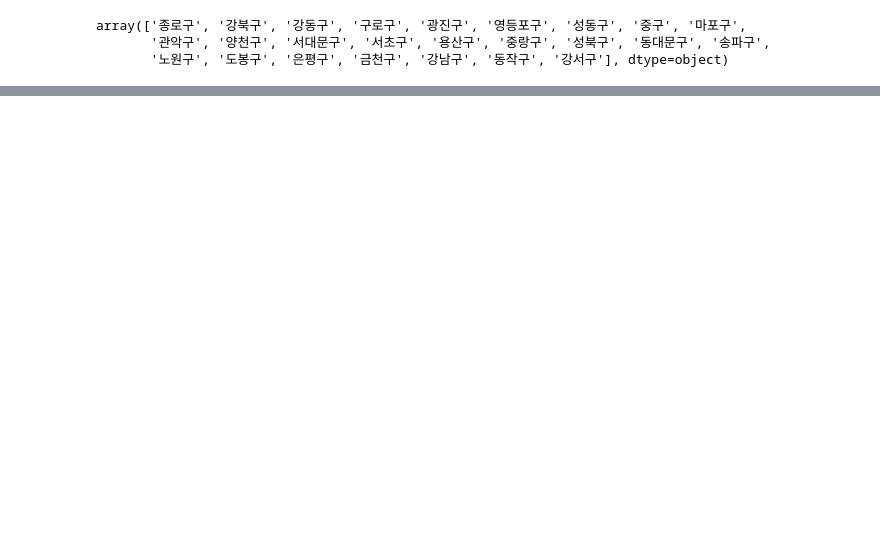
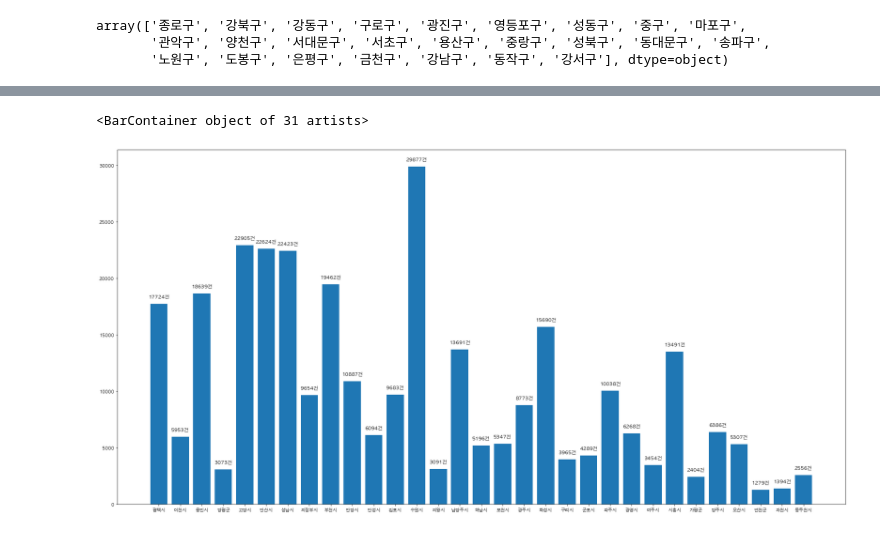
Before and after one commit to jwchoi179/SSU_BDPL_Data_Analysis, a Jupyter notebook: Data_Analysis.ipynb, the cells around one changed output, grey strips where cells are left out. Saved outputs shown, nothing was run; the diff lists cells and outputs as text; code cells hidden in the pictures; blank space fills up the shorter version.

```diff
--- a/Data_Analysis.ipynb
+++ b/Data_Analysis.ipynb
@@ -172,0 +136,3 @@ seoul_dong[1]
+# %%
+kyungi_detail = kyungi.발생지_시군구.unique()
+kyungi_detail
@@ -172,0 +144,7 @@ seoul_dong[1]
+# %%
+kyungi_cases = []
+
+for detail in kyungi_detail:
+    temp = len(kyungi[kyungi.발생지_시군구 == detail])
+    kyungi_cases.append(temp)
+    print("%s : %d건 " % (detail, temp))
@@ -172,0 +200,8 @@ seoul_dong[1]
+# %%
+plt.figure(figsize = (30, 15))
+for i, v in enumerate(kyungi_detail):
+    plt.text(v, kyungi_cases[i], str(kyungi_cases[i]) + "건\n", fontsize = 11, horizontalalignment='center')
+plt.bar(kyungi_detail, kyungi_cases)
+# %% [output]
+<BarContainer object of 31 artists>
+[figure, added]
```
Also changed, not shown: parts of 25 cells of this notebook, 1 other file.
